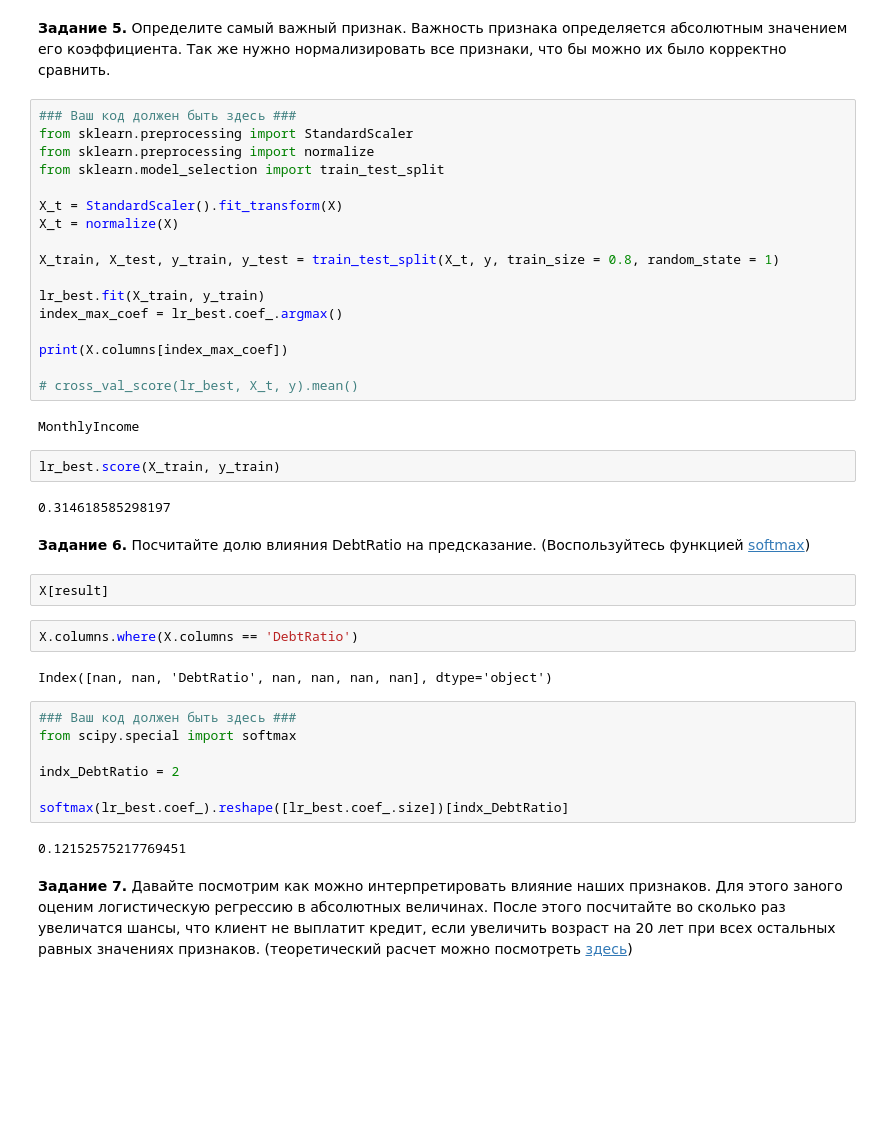
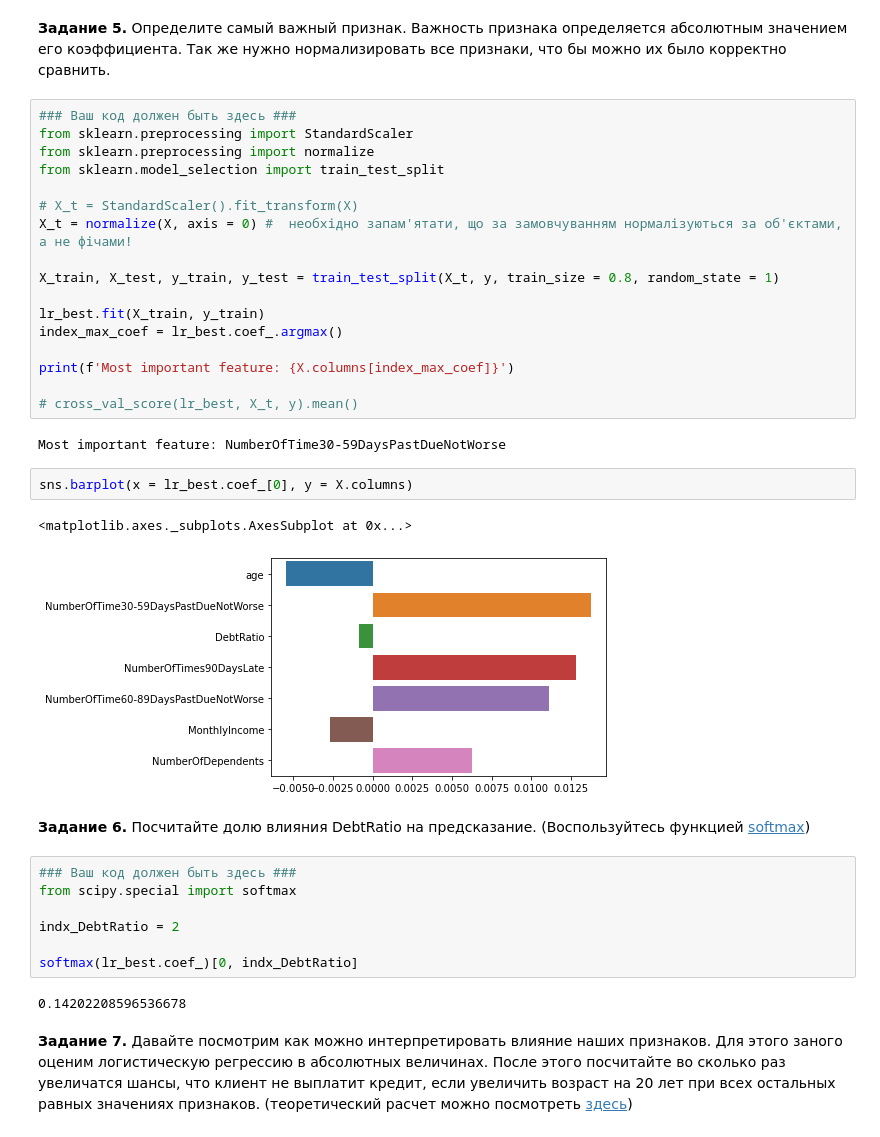
Before and after one commit to simon-torm/geekhub-ds-2020, a Jupyter notebook: HW11. Trees, bootstrap, random forest, bagging/HW.ipynb, the cells around one changed output. Saved outputs shown, nothing was run; the diff lists cells and outputs as text; blank space fills up the shorter version.

```diff
--- a/HW11. Trees, bootstrap, random forest, bagging/HW.ipynb
+++ b/HW11. Trees, bootstrap, random forest, bagging/HW.ipynb
@@ -199,40 +214,35 @@ from sklearn.preprocessing import StandardScaler
 from sklearn.preprocessing import normalize
 from sklearn.model_selection import train_test_split
 
-X_t = StandardScaler().fit_transform(X)
-X_t = normalize(X)
+# X_t = StandardScaler().fit_transform(X)
+X_t = normalize(X, axis = 0) #  необхідно запам'ятати, що за замовчуванням нормалізуються за об'єктами, а не фічами!
 
 X_train, X_test, y_train, y_test = train_test_split(X_t, y, train_size = 0.8, random_state = 1)
 
 lr_best.fit(X_train, y_train)
 index_max_coef = lr_best.coef_.argmax()
 
-print(X.columns[index_max_coef])
+print(f'Most important feature: {X.columns[index_max_coef]}')
 
 # cross_val_score(lr_best, X_t, y).mean()
 # %% [output]
-MonthlyIncome
+Most important feature: NumberOfTime30-59DaysPastDueNotWorse
-# %%
-lr_best.score(X_train, y_train)
-# %% [output]
-0.314618585298197
+# %%
+sns.barplot(x = lr_best.coef_[0], y = X.columns)
+# %% [output]
+<matplotlib.axes._subplots.AxesSubplot at 0x...>
+[figure, added]
 # %% [markdown]
 **Задание 6.** Посчитайте долю влияния DebtRatio на предсказание. (Воспользуйтесь функцией [softmax](https://en.wikipedia.org/wiki/Softmax_function))
-# %% [raw]
-X[result]
-# %%
-X.columns.where(X.columns == 'DebtRatio')
-# %% [output]
-Index([nan, nan, 'DebtRatio', nan, nan, nan, nan], dtype='object')
 # %%
 ### Ваш код должен быть здесь ###
 from scipy.special import softmax
 
 indx_DebtRatio = 2
 
-softmax(lr_best.coef_).reshape([lr_best.coef_.size])[indx_DebtRatio]
+softmax(lr_best.coef_)[0, indx_DebtRatio]
 # %% [output]
-0.12152575217769451
+0.14202208596536678
 # %% [markdown]
 **Задание 7.**
 Давайте посмотрим как можно интерпретировать влияние наших признаков. Для этого заного оценим логистическую регрессию в абсолютных величинах. После этого посчитайте во сколько раз увеличатся шансы, что клиент не выплатит кредит, если увеличить возраст на 20 лет при всех остальных равных значениях признаков. (теоретический расчет можно посмотреть [здесь](https://www.unm.edu/~schrader/biostat/bio2/Spr06/lec11.pdf))
```
Also changed, not shown: parts of 10 cells of this notebook.
